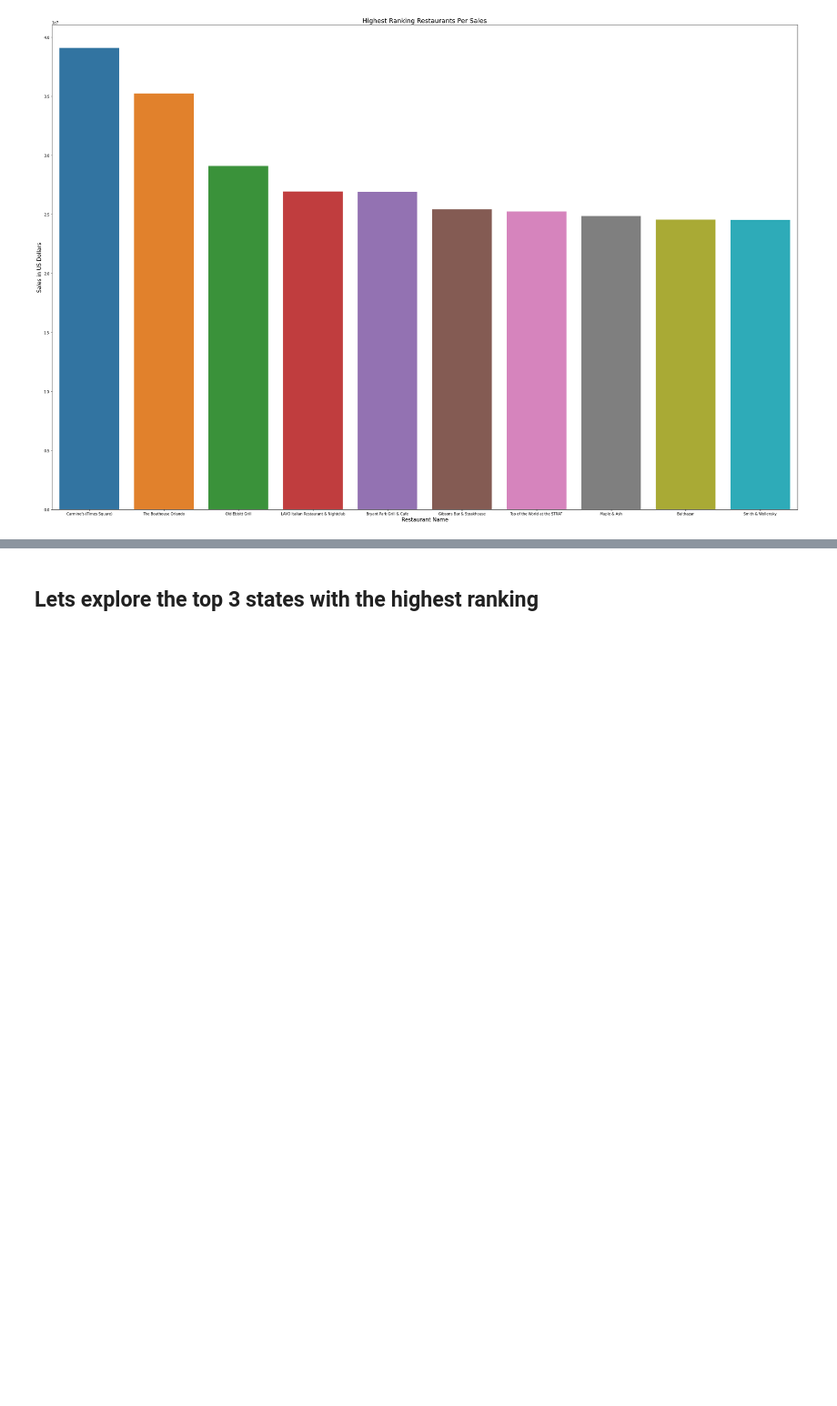
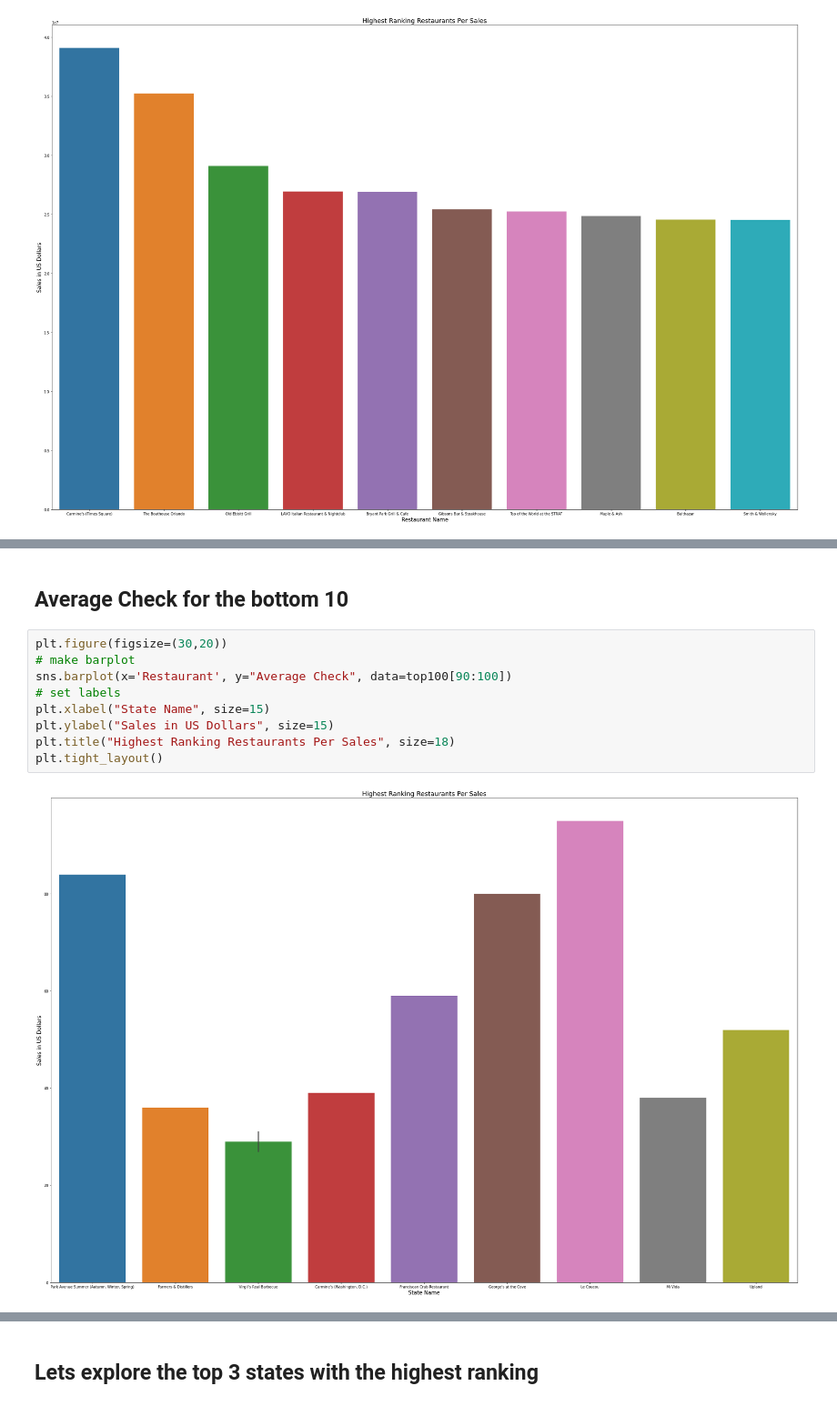
Before and after one commit to HunterKane/Restaurant-Business-Ranking-2020, a Jupyter notebook: Independent 100 Restaurants Analysis .ipynb, the cells around one changed output, grey strips where cells are left out. Shown at 91% size. Cells and saved outputs as stored; diff of their text form; blank space fills up the shorter version.

```diff
--- a/Independent 100 Restaurants Analysis .ipynb
+++ b/Independent 100 Restaurants Analysis .ipynb
@@ -117,0 +184,13 @@ plt.tight_layout()
+# %% [markdown]
+## Average Check for the bottom 10
+# %%
+plt.figure(figsize=(30,20))
+# make barplot
+sns.barplot(x='Restaurant', y="Average Check", data=top100[90:100])
+# set labels
+plt.xlabel("State Name", size=15)
+plt.ylabel("Sales in US Dollars", size=15)
+plt.title("Highest Ranking Restaurants Per Sales", size=18)
+plt.tight_layout()
+# %% [output]
+[figure, added]
```
Also changed, not shown: parts of 19 cells of this notebook.
